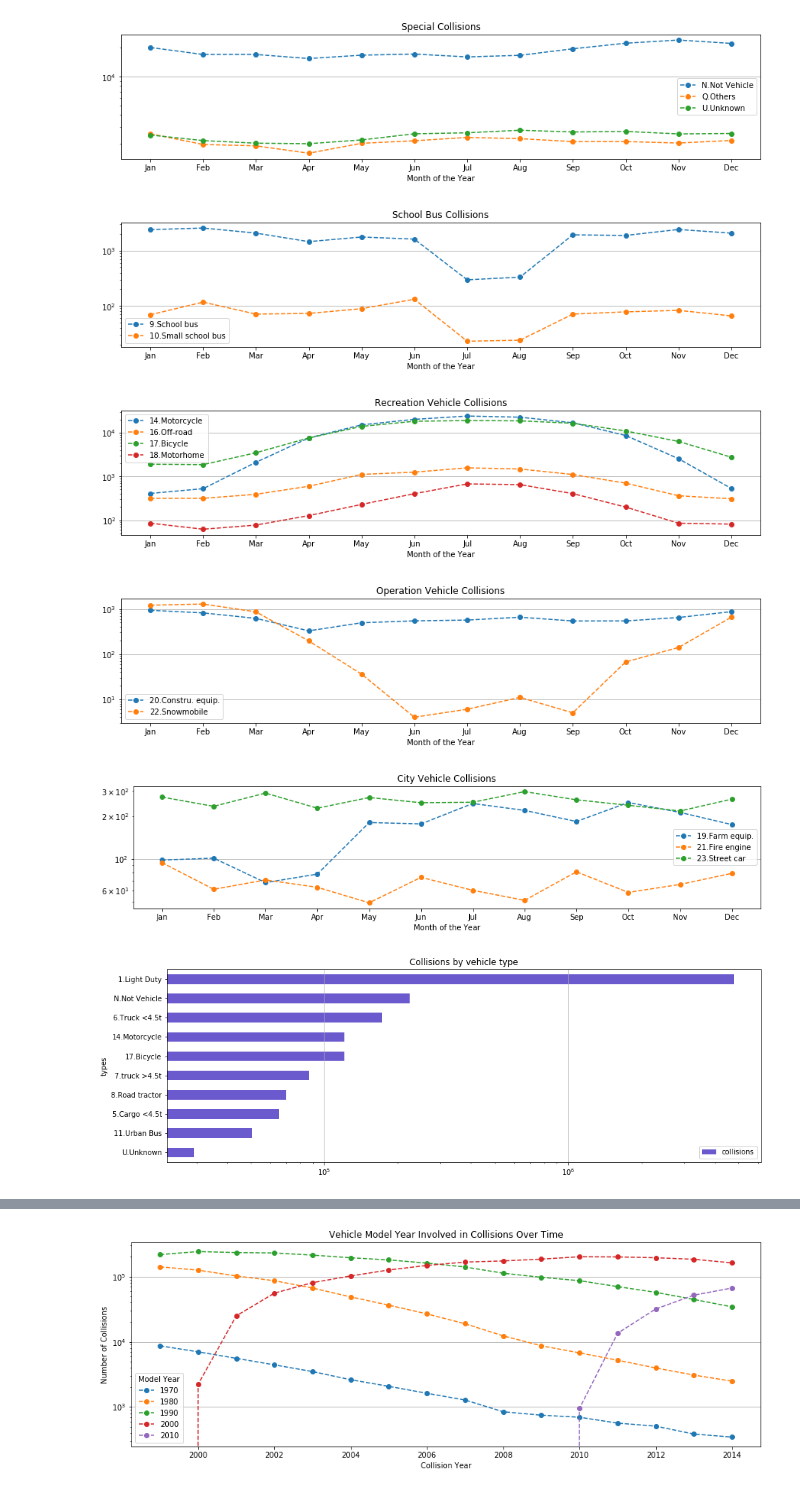
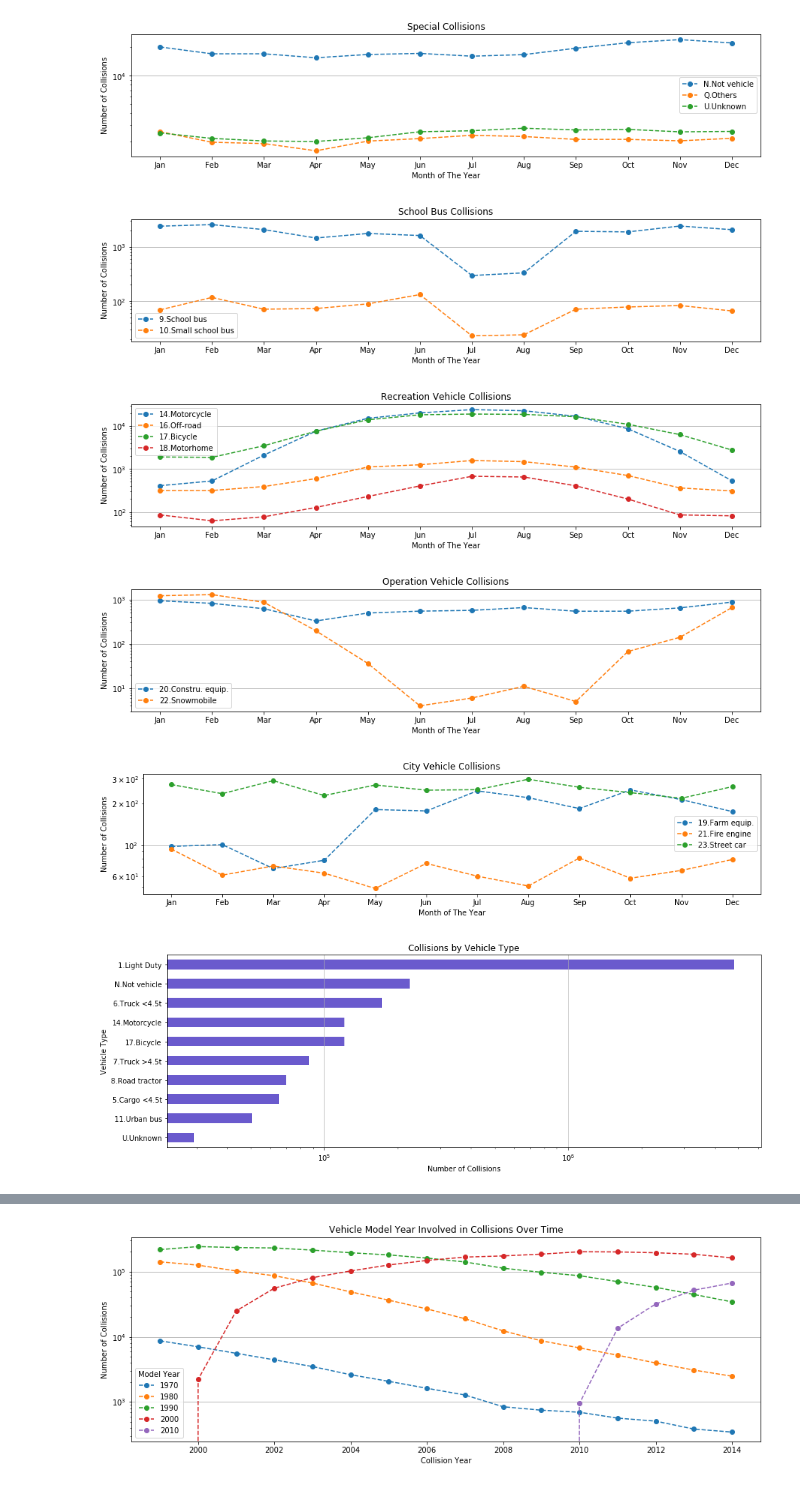
Before and after one commit to rynho/3250-G3, a Jupyter notebook: jupyterNB/G3_Project_Ryan.ipynb, the cells around one changed output, grey strips where cells are left out. Drawn from its saved outputs; the diff is of its cells as text; code cells hidden in the pictures.

```diff
--- a/jupyterNB/G3_Project_Ryan.ipynb
+++ b/jupyterNB/G3_Project_Ryan.ipynb
@@ -390,11 +378,11 @@ df2.index = df2.index.astype(int)
 df2.fillna(0, inplace=True)
 
 v_type = ['1.Light Duty', '5.Cargo <4.5t', '6.Truck <4.5t',
-          '7.truck >4.5t', '8.Road tractor', '9.School bus',
-          '10.Small school bus', '11.Urban Bus', '14.Motorcycle',
+          '7.Truck >4.5t', '8.Road tractor', '9.School bus',
+          '10.Small school bus', '11.Urban bus', '14.Motorcycle',
           '16.Off-road', '17.Bicycle', '18.Motorhome', '19.Farm equip.',
           '20.Constru. equip.', '21.Fire engine', '22.Snowmobile',
-          '23.Street car', 'N.Not Vehicle', 'Q.Others', 'U.Unknown']
+          '23.Street car', 'N.Not vehicle', 'Q.Others', 'U.Unknown']
 months = ['Jan','Feb','Mar','Apr','May','Jun',
           'Jul','Aug','Sep','Oct','Nov','Dec']
 # %%
@@ -410,53 +399,60 @@ plt.grid(axis='y');
 df2.iloc[:,17:20].plot(logy=True, figsize = (15,3), style = 'o--', title = 'Special Collisions')
 plt.legend(v_type[17:20])
 plt.xticks(range(1,13),months)
-plt.xlabel('Month of the Year')
+plt.xlabel('Month of The Year')
+plt.ylabel('Number of Collisions')
 plt.grid(axis='y');
 # %% [output]
-[figure, old version]
+[figure, new version]
 # %%
 df2.iloc[:,5:7].plot(logy=True, figsize = (15,3), style = 'o--', title = 'School Bus Collisions')
 plt.legend(v_type[5:7])
 plt.xticks(range(1,13),months)
-plt.xlabel('Month of the Year')
+plt.xlabel('Month of The Year')
+plt.ylabel('Number of Collisions')
 plt.grid(axis='y');
 # %% [output]
-[figure, old version]
+[figure, new version]
 # %%
 df2.iloc[:,8:12].plot(logy=True, figsize = (15,3), style = 'o--', title = 'Recreation Vehicle Collisions')
 plt.legend(v_type[8:12])
 plt.xticks(range(1,13),months)
-plt.xlabel('Month of the Year')
+plt.xlabel('Month of The Year')
+plt.ylabel('Number of Collisions')
 plt.grid(axis='y');
 # %% [output]
-[figure, old version]
+[figure, new version]
 # %%
 df2.iloc[:,[13,15]].plot(logy=True, figsize = (15,3), style = 'o--', title = 'Operation Vehicle Collisions')
 plt.legend([v_type[13],v_type[15]])
 plt.xticks(range(1,13),months)
-plt.xlabel('Month of the Year')
+plt.xlabel('Month of The Year')
+plt.ylabel('Number of Collisions')
 plt.grid(axis='y');
 # %% [output]
-[figure, old version]
+[figure, new version]
 # %%
 df2.iloc[:,[12,14,16]].plot(logy=True, figsize = (15,3), style = 'o--', title = 'City Vehicle Collisions')
 plt.legend([v_type[12],v_type[14],v_type[16]])
 plt.xticks(range(1,13),months)
-plt.xlabel('Month of the Year')
+plt.xlabel('Month of The Year')
+plt.ylabel('Number of Collisions')
 plt.grid(axis='y');
 # %% [output]
-[figure, old version]
+[figure, new version]
 # %%
 #Plot the total collisions by different vehicle types (top 10):
 
 df3 = pd.DataFrame(df1.groupby('v_type').size().sort_index())
 df3['types'] = v_type
 df3 = df3.rename(columns={0:'collisions'}).set_index('types').sort_values(by='collisions')
 
-df3[-10:].plot.barh(logx=True,color='slateblue',figsize=(15,5),title='Collisions by vehicle type')
+df3[-10:].plot.barh(logx=True,color='slateblue',figsize=(15,5),title='Collisions by Vehicle Type',legend=None)
+plt.xlabel('Number of Collisions')
+plt.ylabel('Vehicle Type')
 plt.grid(axis='x');
 # %% [output]
-[figure, old version]
+[figure, new version]
 # %% [markdown]
 #### Conclusion:
 By looking at the plots above, clear pattern shown in different vehicle types:
```
Also changed, not shown: parts of 37 cells of this notebook.
